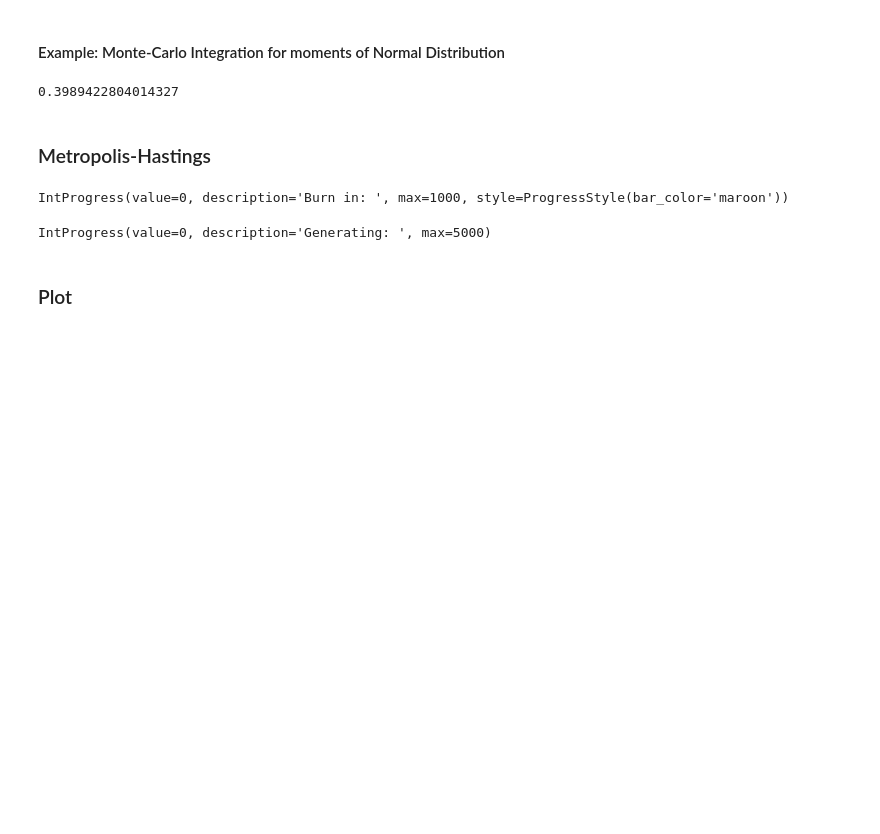
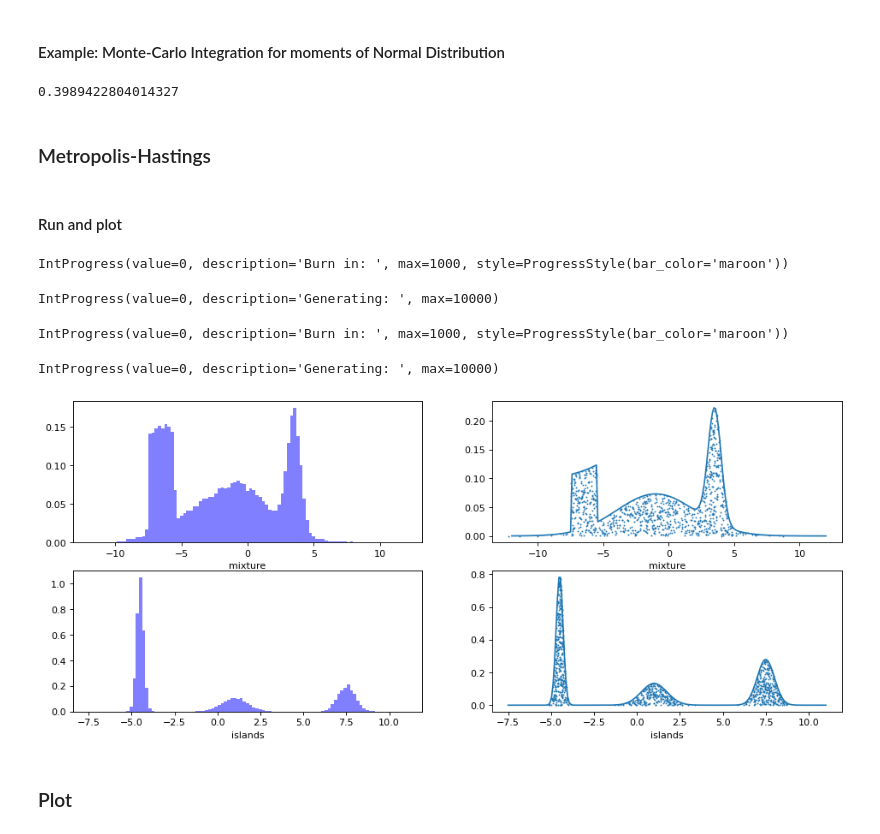
Before and after one commit to risteon/prob-machine-learning, a Jupyter notebook: sampling.ipynb, the cells around one changed output. Saved outputs shown, nothing was run; the diff lists cells and outputs as text; code cells hidden in the pictures; blank space fills up the shorter version.

Commit message:
Improved mh visualization

```diff
--- a/sampling.ipynb
+++ b/sampling.ipynb
@@ -293,9 +293,9 @@ import ipywidgets as widgets
 from IPython.display import display
 import time
 # %%
-def sample_metropolis_hastings(density, sigma=0.4, steps=2500, parallel=1000, burn_in=100, progress=False):
+def sample_metropolis_hastings(density, sigma=0.4, samples=2500, parallel=1000, burn_in=100, progress=False):
     if progress:
-        fs = widgets.IntProgress(min=0, max=steps, description="Generating: ")
+        fs = widgets.IntProgress(min=0, max=samples, description="Generating: ")
         fb = widgets.IntProgress(min=0, max=burn_in, description="Burn in: ", style={'bar_color': 'maroon'},)
 
         display(fb) # display the bar
@@ -307,8 +307,8 @@ def sample_metropolis_hastings(density, sigma=0.4, steps=2500, parallel=1000, bu
     # x_t = np.zeros(shape=(parallel, ), dtype=np.float32)
     x_t = density.sample(size=(parallel, ))
 
-    output = np.empty(shape=(steps, parallel,), dtype=np.float32)
-    for step in range(burn_in + steps):
+    output = np.empty(shape=(samples, parallel,), dtype=np.float32)
+    for step in range(burn_in + samples):
         x_proposal = rng.normal(loc=x_t, scale=sigma, size=(parallel, ))
         a = density.pdf(x_proposal) / density.pdf(x_t)
         m = a >= rng.uniform(size=(parallel, ))
@@ -328,28 +328,73 @@ def sample_metropolis_hastings(density, sigma=0.4, steps=2500, parallel=1000, bu
     if f:
         fs.value = steps
     return output.reshape([-1])
+# %% [markdown]
+#### Run and plot
 # %%
 burn_in = 1000
-steps = 5000
-parallel = 5000
+samples = 10000
+parallel = 10
 
-density = densities["mixture"]
+# density = densities["mixture"]
 # density = densities["islands"]
 # density = densities["exponential"]
 
-output = sample_metropolis_hastings(density, steps=steps, parallel=parallel, burn_in=burn_in,
-                                    sigma=0.25, progress=True)
+ds = [
+    densities["mixture"],
+    densities["islands"],
+]
+mh_proposal_sigmas = [0.25, 1.5]
 
-plt.hist(output, 101,
-         range=(-10.0, 10.0),
-         density=True,
-         histtype='bar',
-         facecolor='b',
-         alpha=0.5)
+n_plots = len(ds)
+n_rows = n_plots
+n_cols = 2
+
+plt.figure(figsize=(14.5, 3.0 * n_rows), dpi=80)
+x_base = np.linspace(0.0, 1.0, 220)
+
+for i, (d, sigma) in enumerate(zip(ds, mh_proposal_sigmas)):
+
+    output = sample_metropolis_hastings(d, samples=samples, parallel=parallel, burn_in=burn_in,
+                                        sigma=sigma, progress=True)
+
+
+    a, b = d.plot_range()
+
+    plt.subplot(n_rows, n_cols, (i*2)+1)
+
+    plt.hist(
+        output,
+        101,
+        range=(a, b),
+        density=True,
+        histtype='bar',
+        facecolor='b',
+        alpha=0.5
+    )
+
+    plt.xlabel(d.plot_name())
+
+    # PDF
+    plt.subplot(n_rows, n_cols, (i*2)+2)
+
+    x = x_base * (b - a) + a
+    plt.plot(x, d.pdf(x))
+    plt.xlabel(d.plot_name())
+    # SAMPLES
+    try:
+        s = d.sample(size=(n_sample, ))
+        plt.scatter(s, rng.uniform(size=(n_sample, )) * d.pdf(s), s=0.5)
+    except NotImplementedError:
+        pass
+
+
 plt.show()
 # %% [output]
 IntProgress(value=0, description='Burn in: ', max=1000, style=ProgressStyle(bar_color='maroon'))
-IntProgress(value=0, description='Generating: ', max=5000)
+IntProgress(value=0, description='Generating: ', max=10000)
+IntProgress(value=0, description='Burn in: ', max=1000, style=ProgressStyle(bar_color='maroon'))
+IntProgress(value=0, description='Generating: ', max=10000)
+[figure, added]
 # %% [markdown]
 ### Plot
 # %%
```
Also changed, not shown: parts of 10 cells of this notebook.
